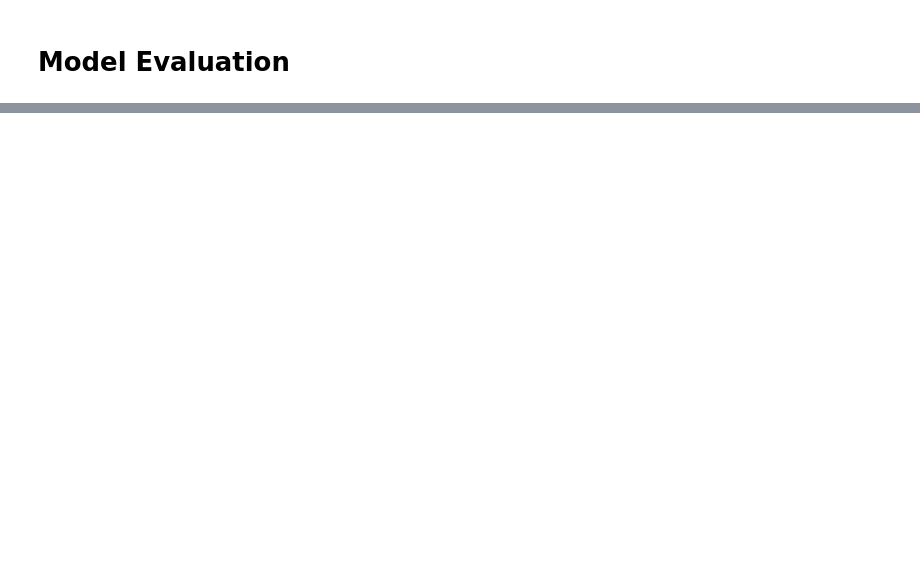
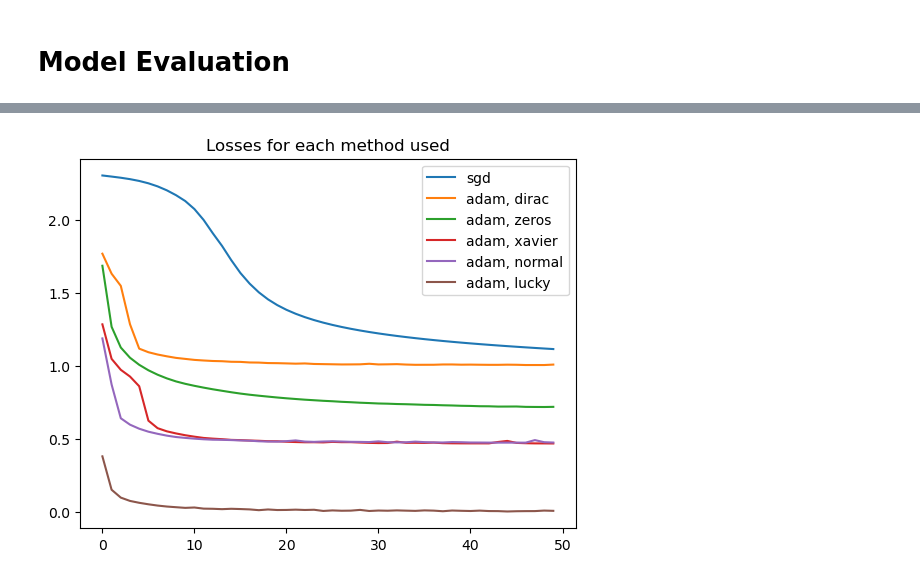
Before and after one commit to OdinMeng/MachineLearningBChallenges, a Jupyter notebook: challenges/challenge3/challenge-three.ipynb, the cells around one changed output, grey strips where cells are left out. Saved outputs shown, nothing was run; the diff lists cells and outputs as text; code cells hidden in the pictures; blank space fills up the shorter version.

```diff
--- a/challenges/challenge3/challenge-three.ipynb
+++ b/challenges/challenge3/challenge-three.ipynb
@@ -121,7 +136,7 @@ class CNN(nn.Module):
 ## FCNNs
 # %%
 class FCNN(nn.Module):
-    def __init__(self):
+    def __init__(self, regularize=False, regularize_param = 0.2, fine_tuning = False):
         super().__init__()
 
         self.layer_1 = nn.Linear(28*28, 1024)
@@ -129,12 +144,28 @@ class FCNN(nn.Module):
         self.layer_3 = nn.Linear(2048, 512)
         self.out = nn.Linear(512, 10)
 
+        self.regularize = regularize # boolean value
+        if self.regularize:
+            self.dropout = torch.nn.Dropout(p=regularize_param)
+            self.fine_tuning = fine_tuning
+
+
     def forward(self, x):
         x = x.flatten(start_dim=1)
+
+        if self.regularize and not self.fine_tuning:
+            x = self.dropout(x)
+
+
         x = self.layer_1(x)
         x = F.relu(x)
         x = self.layer_2(x)
         x = F.tanh(x)
+
+        if self.regularize and self.fine_tuning:
+            x = self.dropout(x)
+
+
         x = self.layer_3(x)
         x = F.relu(x)
         x = self.out(x)
@@ -367,8 +424,8 @@ Epoch: 1 | Loss: 2.0287 | Train Accuracy: 22.9778 | Time: 5.93
 cnn_sgd = CNN()
 
 CE = nn.CrossEntropyLoss()
-cnn_optimizer_sgd = torch.optim.SGD(cnn_sgd.parameters(), lr=0.005)
+cnn_optimizer_sgd = torch.optim.SGD(cnn_sgd.parameters())
 
-cnn_loss_sgd = train_model(cnn_sgd, 50, train_loader, CE, cnn_optimizer_sgd)
+cnn_loss_sgd_1 = train_model(cnn_sgd, 50, train_loader, CE, cnn_optimizer_sgd)
 # %% [output]
 TRAINING MODEL!
@@ -464,0 +554,18 @@ plot_confusion_matrix(CM_cnn, ax, 'bruh')
+# %%
+# Plot every loss with test loss as avg
+fig, ax = plt.subplots()
+
+ax.plot(cnn_loss_sgd_1, label='sgd')
+ax.plot(losses['cnn dirac'], label='adam, dirac')
+ax.plot(losses['cnn zeros'], label='adam, zeros')
+ax.plot(losses['xavier'], label='adam, xavier')
+ax.plot(losses['cnn normal'], label='adam, normal')
+
+ax.plot(fcnn_loss_adam, label='adam, lucky')
+
+ax.set_title("Losses for each method used")
+
+plt.legend()
+plt.show()
+# %% [output]
+[figure, added]
```
Also changed, not shown: parts of 48 cells of this notebook, 6 other files.
